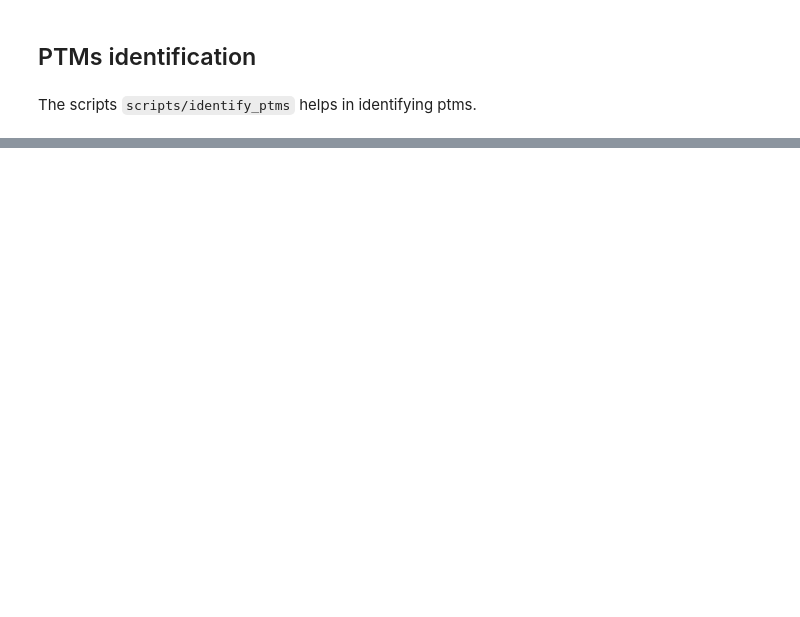
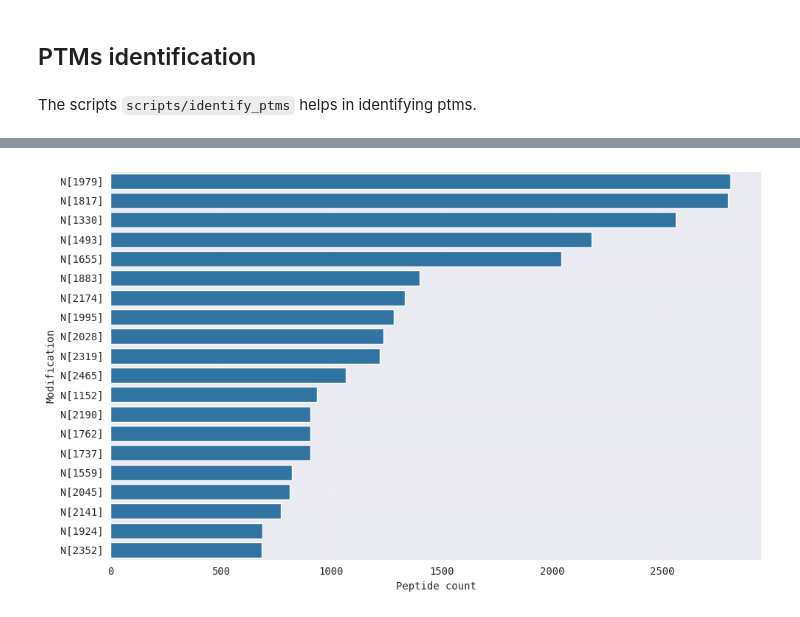
Before and after one commit to hjisaac/glycopeptide-data-lens, a Jupyter notebook: notebooks/analysis.ipynb, the cells around one changed output, grey strips where cells are left out. Cells and saved outputs as stored; diff of their text form; code cells hidden in the pictures; blank space fills up the shorter version.

```diff
--- a/notebooks/analysis.ipynb
+++ b/notebooks/analysis.ipynb
@@ -790,0 +877,3 @@ The scripts `scripts/identify_ptms` helps in identifying ptms.
+# %%
+plot_peptide_count_per_modification(unique_count_df, column="unique_modified_peptide_count", top_n=20, filename="top_20_unique_modifications_barplot", title="")
+# %% [output]
@@ -790,0 +881 @@ The scripts `scripts/identify_ptms` helps in identifying ptms.
+[figure, added]
```
Also changed, not shown: parts of 12 cells of this notebook, 4 other files.
